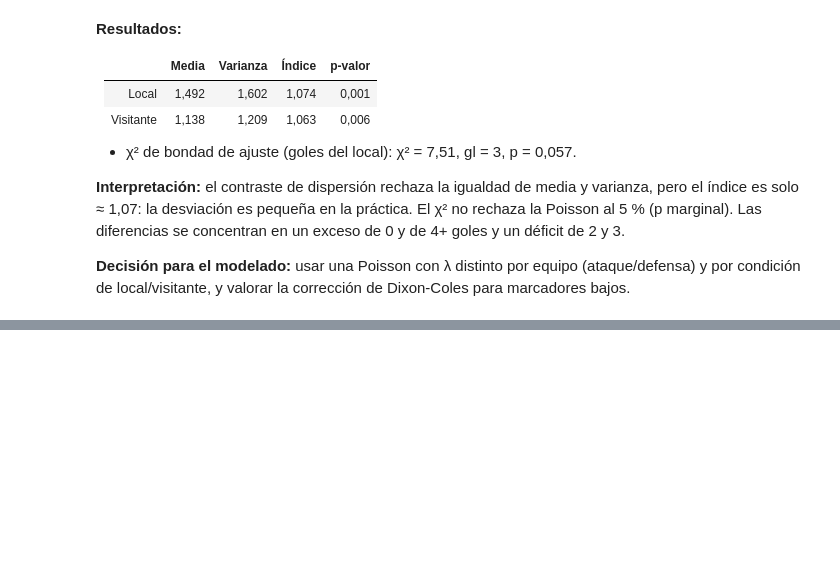
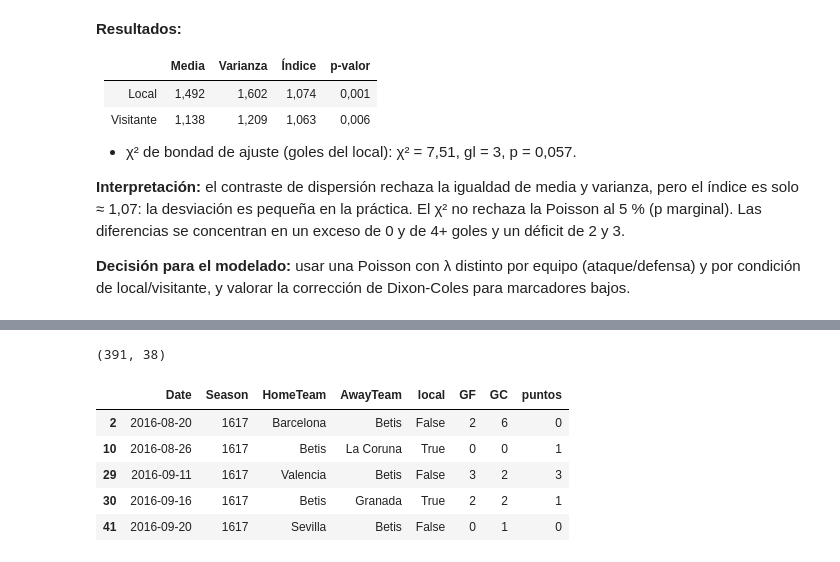
Before and after one commit to eblancod27/betis-predictor, a Jupyter notebook: notebooks/01_eda.ipynb, the cells around one changed output, grey strips where cells are left out. Drawn from its saved outputs; the diff is of its cells as text; code cells hidden in the pictures; blank space fills up the shorter version.

```diff
--- a/notebooks/01_eda.ipynb
+++ b/notebooks/01_eda.ipynb
@@ -203,0 +209,19 @@ de Dixon-Coles para marcadores bajos.
+# %%
+equipo = "Betis"
+b = df[(df["HomeTeam"] == equipo) | (df["AwayTeam"] == equipo)].copy()
+
+b["local"] = b["HomeTeam"] == equipo
+b["GF"] = np.where(b["local"], b["FTHG"], b["FTAG"])   # goles a favor
+b["GC"] = np.where(b["local"], b["FTAG"], b["FTHG"])   # goles en contra
+b["puntos"] = np.select([b["GF"] > b["GC"], b["GF"] == b["GC"]], [3, 1], default=0)
+
+print(b.shape)
+b[["Date", "Season", "HomeTeam", "AwayTeam", "local", "GF", "GC", "puntos"]].head()
+# %% [output]
+(391, 38)
+|  | Date | Season | HomeTeam | AwayTeam | local | GF | GC | puntos |
+| 2 | 2016-08-20 | 1617 | Barcelona | Betis | False | 2 | 6 | 0 |
+| 10 | 2016-08-26 | 1617 | Betis | La Coruna | True | 0 | 0 | 1 |
+| 29 | 2016-09-11 | 1617 | Valencia | Betis | False | 3 | 2 | 3 |
+| 30 | 2016-09-16 | 1617 | Betis | Granada | True | 2 | 2 | 1 |
+| 41 | 2016-09-20 | 1617 | Sevilla | Betis | False | 0 | 1 | 0 |
```
Also changed, not shown: parts of 10 cells of this notebook.
